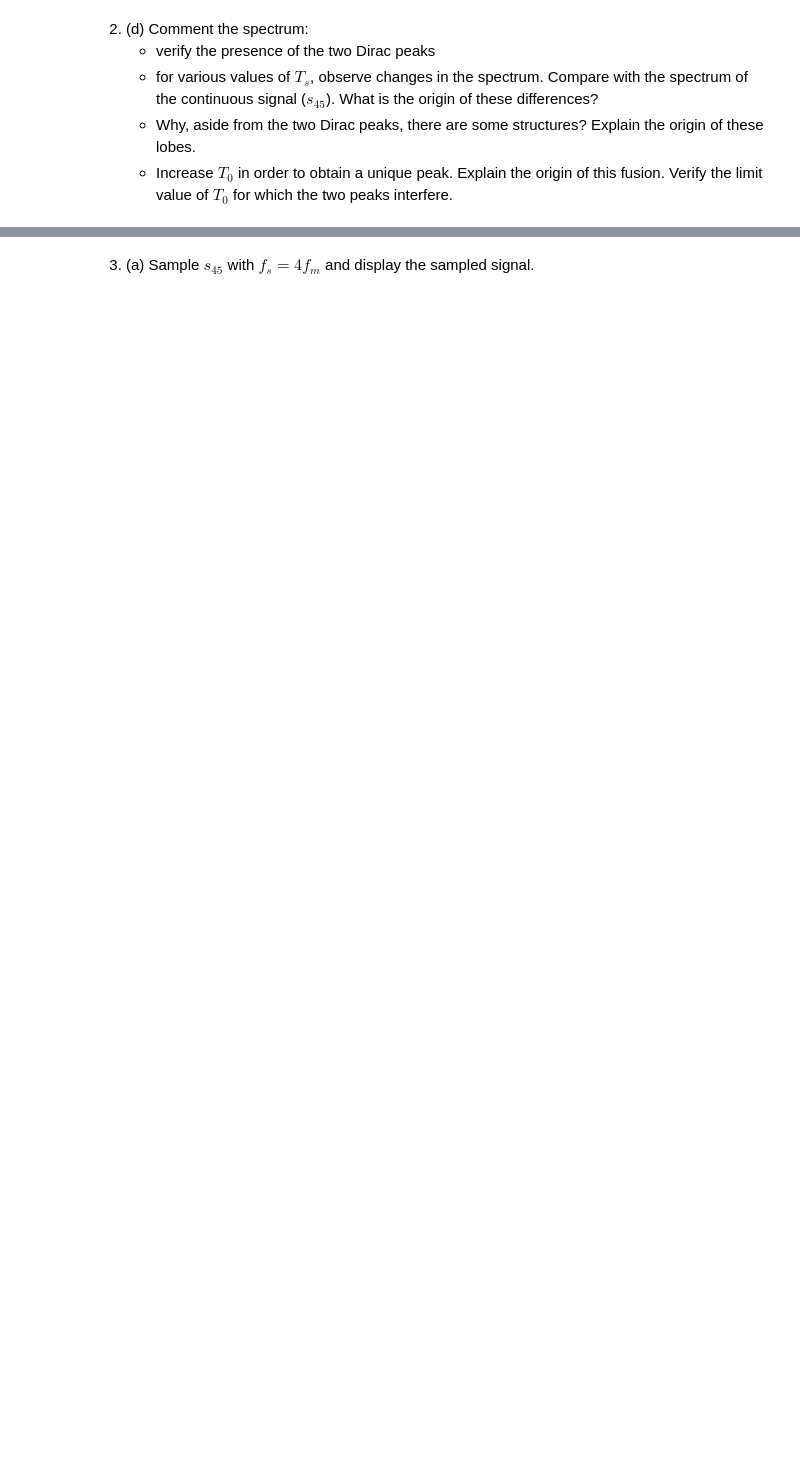
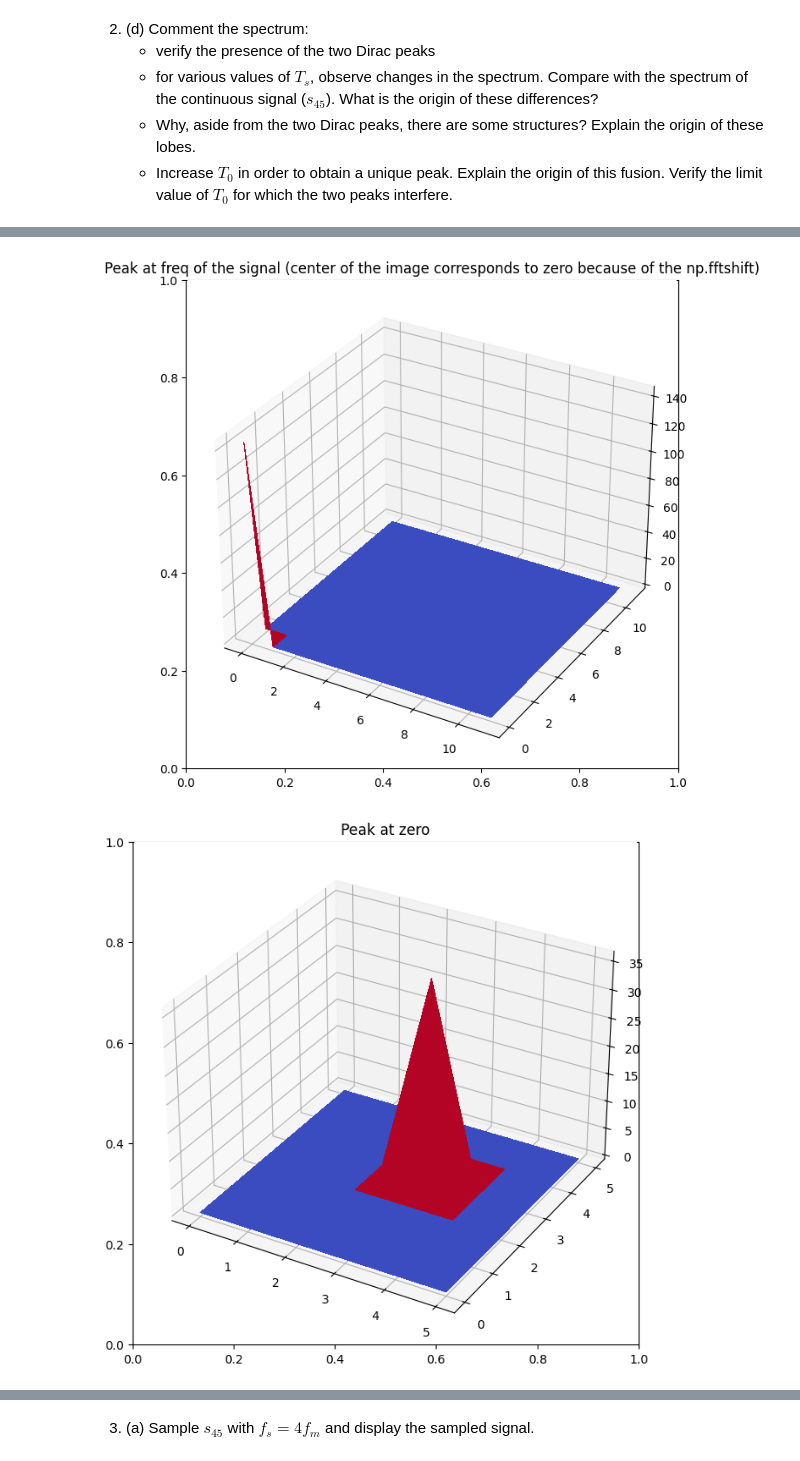
Before and after one commit to andrewerf/BIMA, a Jupyter notebook: TME3/TME3_Cosentino_Aralov.ipynb, the cells around one changed output, grey strips where cells are left out. Saved outputs shown, nothing was run; the diff lists cells and outputs as text; code cells hidden in the pictures; blank space fills up the shorter version.

```diff
--- a/TME3/TME3_Cosentino_Aralov.ipynb
+++ b/TME3/TME3_Cosentino_Aralov.ipynb
@@ -161,0 +154,28 @@ plt.show()
+# %%
+t = 1/(2*fuMax)
+sin4 = sinusoid2d(1,45,512,64,t)
+surf(toVisualizeFT(fft2(sin4)), 'Peak at freq of the signal (center of the image corresponds to zero because of the np.fftshift)')
+
+t = 1/(fuMax)
+sin4 = sinusoid2d(1,45,512,64,t)
+surf(toVisualizeFT(fft2(sin4)), 'Peak at zero')
+
+t = 1/(5*fuMax)
+sin4 = sinusoid2d(1,45,512,64,t)
+surf(toVisualizeFT(fft2(sin4)))
+plt.show()
+
+
+t = 1/(fuMax*3)
+sin4 = sinusoid2d(1,45,512,64,t)
+surf(toVisualizeFT(fft2(sin4)))
+plt.show()
+
+
+t = 1/(fuMax*10)
+sin4 = sinusoid2d(1,45,512,64,t)
+surf(toVisualizeFT(fft2(sin4)))
+plt.show()
+# %% [output]
+[figure, added]
+[figure, added]
```
Also changed, not shown: parts of 35 cells of this notebook.
